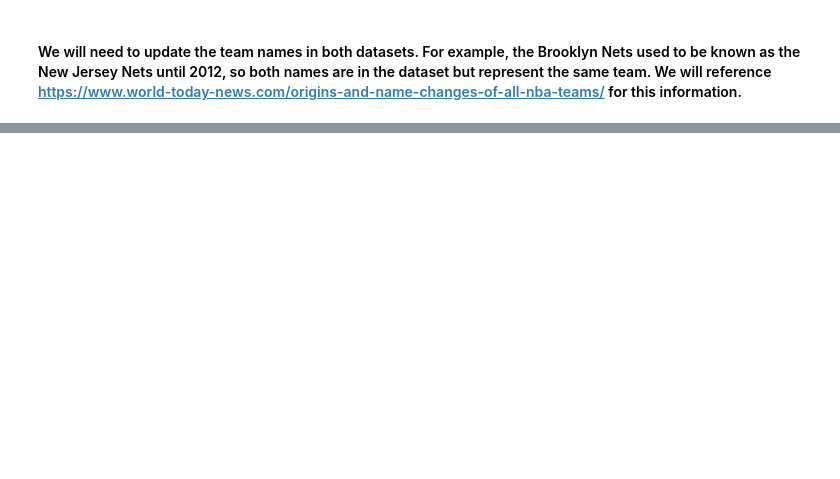
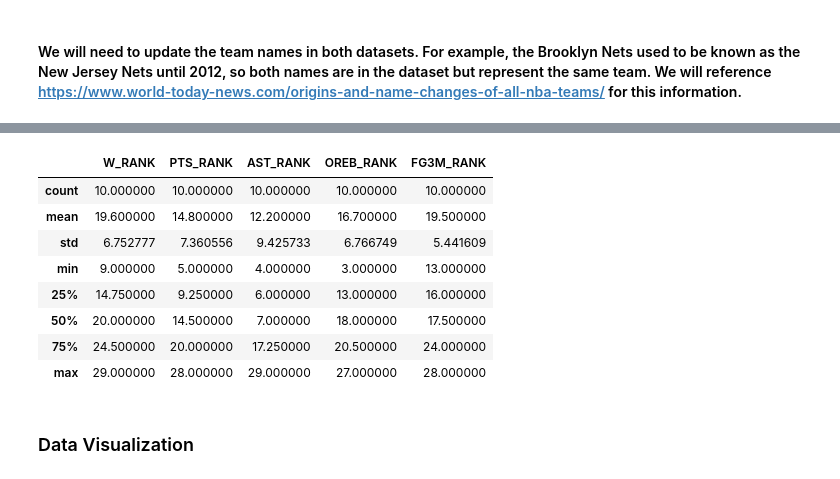
Before and after one commit to jakesutor/NBA-Analysis, a Jupyter notebook: Initial-Data-Exploration.ipynb, the cells around one changed output, grey strips where cells are left out. Cells and saved outputs as stored; diff of their text form; code cells hidden in the pictures; blank space fills up the shorter version.

```diff
--- a/Initial-Data-Exploration.ipynb
+++ b/Initial-Data-Exploration.ipynb
@@ -226,0 +326,14 @@ all_def_stats.head(5)
+# %%
+wiz_stats[['W_RANK','PTS_RANK','AST_RANK','OREB_RANK','FG3M_RANK']].describe()
+# %% [output]
+|  | W_RANK | PTS_RANK | AST_RANK | OREB_RANK | FG3M_RANK |
+| count | 10.000000 | 10.000000 | 10.000000 | 10.000000 | 10.000000 |
+| mean | 19.600000 | 14.800000 | 12.200000 | 16.700000 | 19.500000 |
+| std | 6.752777 | 7.360556 | 9.425733 | 6.766749 | 5.441609 |
+| min | 9.000000 | 5.000000 | 4.000000 | 3.000000 | 13.000000 |
+| 25% | 14.750000 | 9.250000 | 6.000000 | 13.000000 | 16.000000 |
+| 50% | 20.000000 | 14.500000 | 7.000000 | 18.000000 | 17.500000 |
+| 75% | 24.500000 | 20.000000 | 17.250000 | 20.500000 | 24.000000 |
+| max | 29.000000 | 28.000000 | 29.000000 | 27.000000 | 28.000000 |
+# %% [markdown]
+### Data Visualization
```
Also changed, not shown: parts of 79 cells of this notebook, 4 other files.
